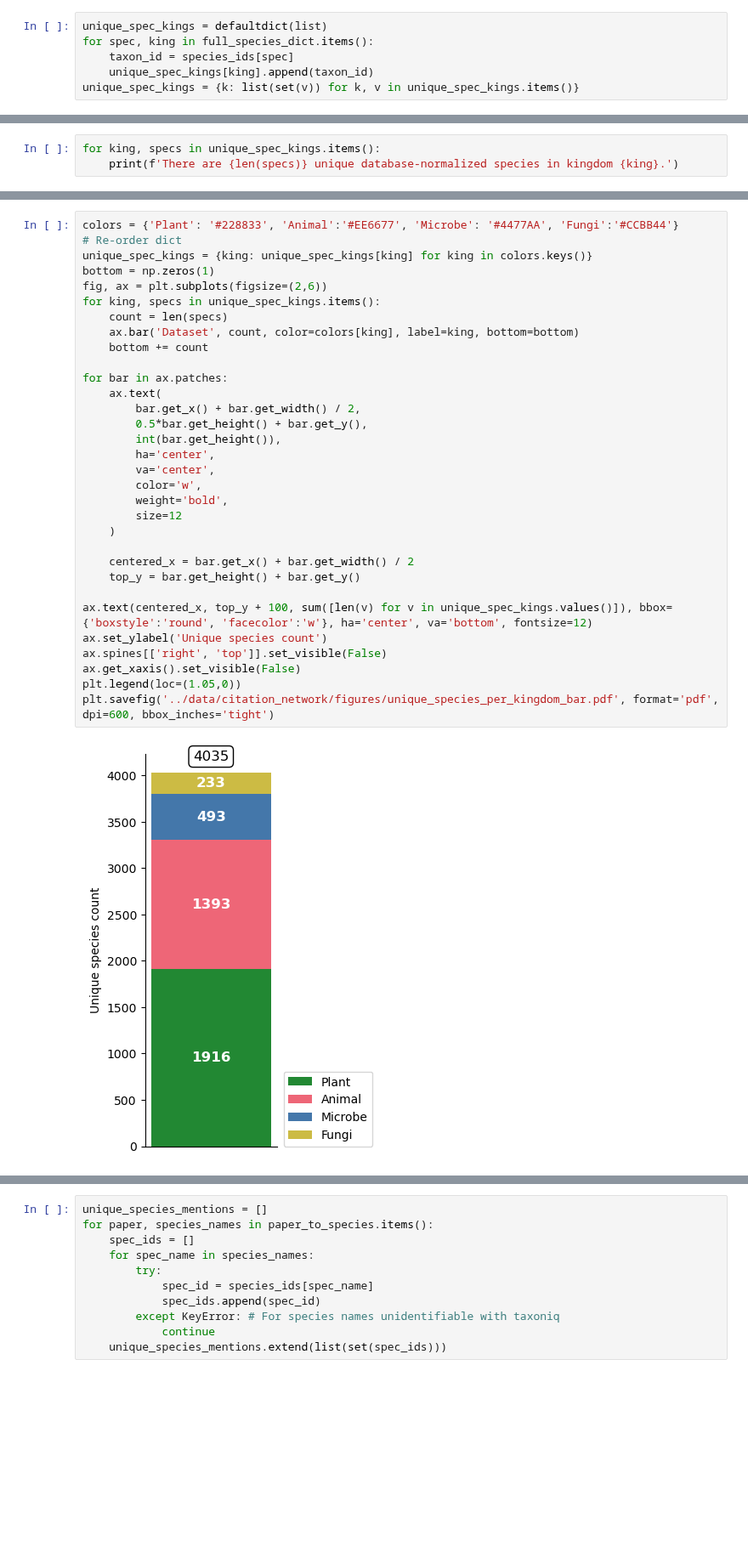
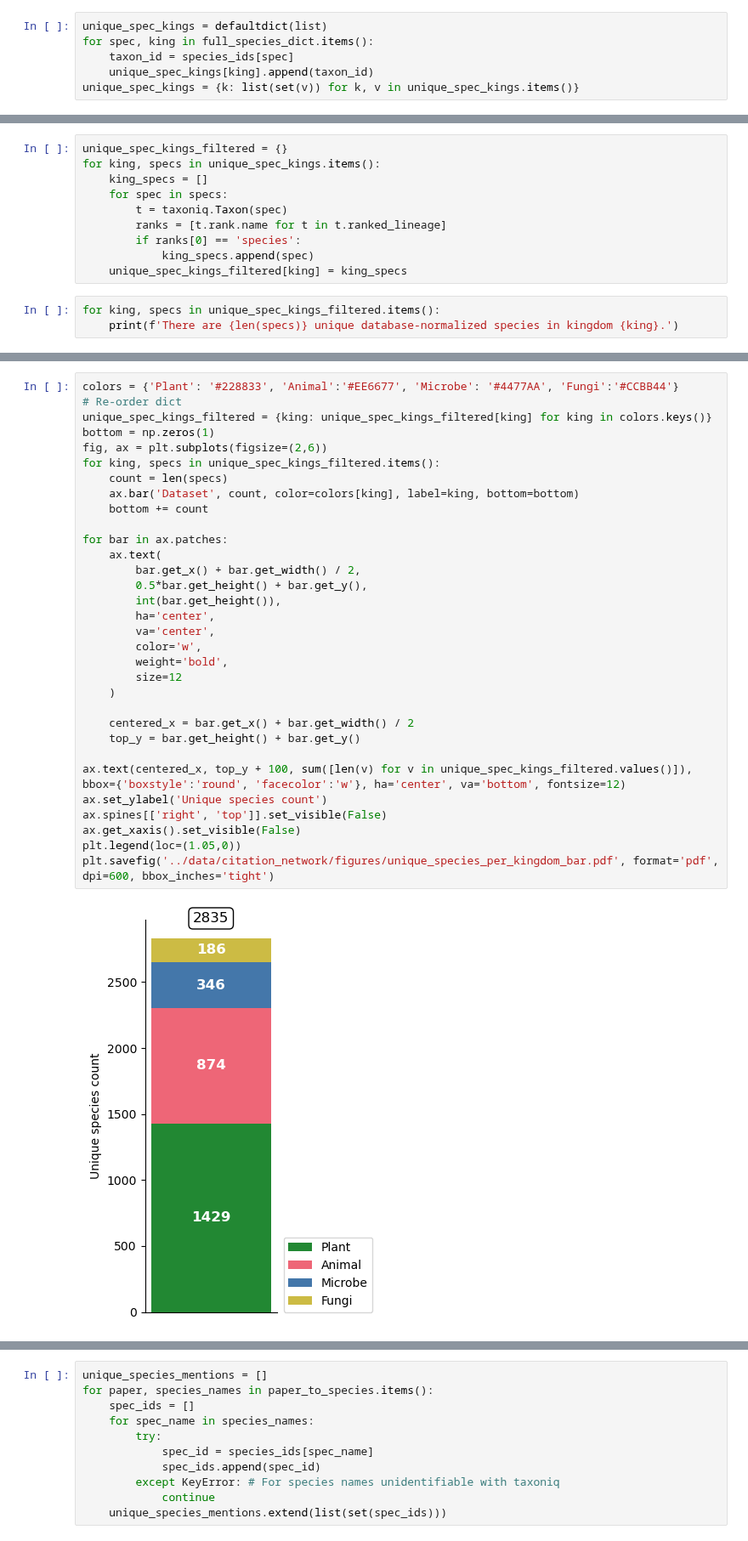
Before and after one commit to serenalotreck/desiccation-network, a Jupyter notebook: notebooks/unique_species.ipynb, the cells around one changed output, grey strips where cells are left out. Shown at 85% size. Saved outputs shown, nothing was run; the diff lists cells and outputs as text; blank space fills up the shorter version.

Commit message:
Add co-network attribute formatting and fix species bugs

```diff
--- a/notebooks/unique_species.ipynb
+++ b/notebooks/unique_species.ipynb
@@ -53,4 +59,14 @@ unique_spec_kings = {k: list(set(v)) for k, v in unique_spec_kings.items()}
+# %%
+unique_spec_kings_filtered = {}
+for king, specs in unique_spec_kings.items():
+    king_specs = []
+    for spec in specs:
+        t = taxoniq.Taxon(spec)
+        ranks = [t.rank.name for t in t.ranked_lineage]
+        if ranks[0] == 'species':
+            king_specs.append(spec)
+    unique_spec_kings_filtered[king] = king_specs
 # %%
-for king, specs in unique_spec_kings.items():
+for king, specs in unique_spec_kings_filtered.items():
     print(f'There are {len(specs)} unique database-normalized species in kingdom {king}.')
 # %% [output]
@@ -65,35 +81,35 @@ There are 4035 total unique species across our kingdoms of interest.
 # %%
 colors = {'Plant': '#228833', 'Animal':'#EE6677', 'Microbe': '#4477AA', 'Fungi':'#CCBB44'}
 # Re-order dict
-unique_spec_kings = {king: unique_spec_kings[king] for king in colors.keys()}
+unique_spec_kings_filtered = {king: unique_spec_kings_filtered[king] for king in colors.keys()}
 bottom = np.zeros(1)
 fig, ax = plt.subplots(figsize=(2,6))
-for king, specs in unique_spec_kings.items():
+for king, specs in unique_spec_kings_filtered.items():
     count = len(specs)
     ax.bar('Dataset', count, color=colors[king], label=king, bottom=bottom)
     bottom += count
 
 for bar in ax.patches:
     ax.text(
         bar.get_x() + bar.get_width() / 2,
         0.5*bar.get_height() + bar.get_y(),
         int(bar.get_height()),
         ha='center',
         va='center',
         color='w',
         weight='bold',
         size=12
     )
 
     centered_x = bar.get_x() + bar.get_width() / 2
     top_y = bar.get_height() + bar.get_y()
 
-ax.text(centered_x, top_y + 100, sum([len(v) for v in unique_spec_kings.values()]), bbox={'boxstyle':'round', 'facecolor':'w'}, ha='center', va='bottom', fontsize=12)
+ax.text(centered_x, top_y + 100, sum([len(v) for v in unique_spec_kings_filtered.values()]), bbox={'boxstyle':'round', 'facecolor':'w'}, ha='center', va='bottom', fontsize=12)
 ax.set_ylabel('Unique species count')
 ax.spines[['right', 'top']].set_visible(False)
 ax.get_xaxis().set_visible(False)
 plt.legend(loc=(1.05,0))
 plt.savefig('../data/citation_network/figures/unique_species_per_kingdom_bar.pdf', format='pdf', dpi=600, bbox_inches='tight')
 # %% [output]
-[figure, old version]
+[figure, new version]
 # %% [markdown]
```
Also changed, not shown: parts of 13 cells of this notebook, 1 other file.
